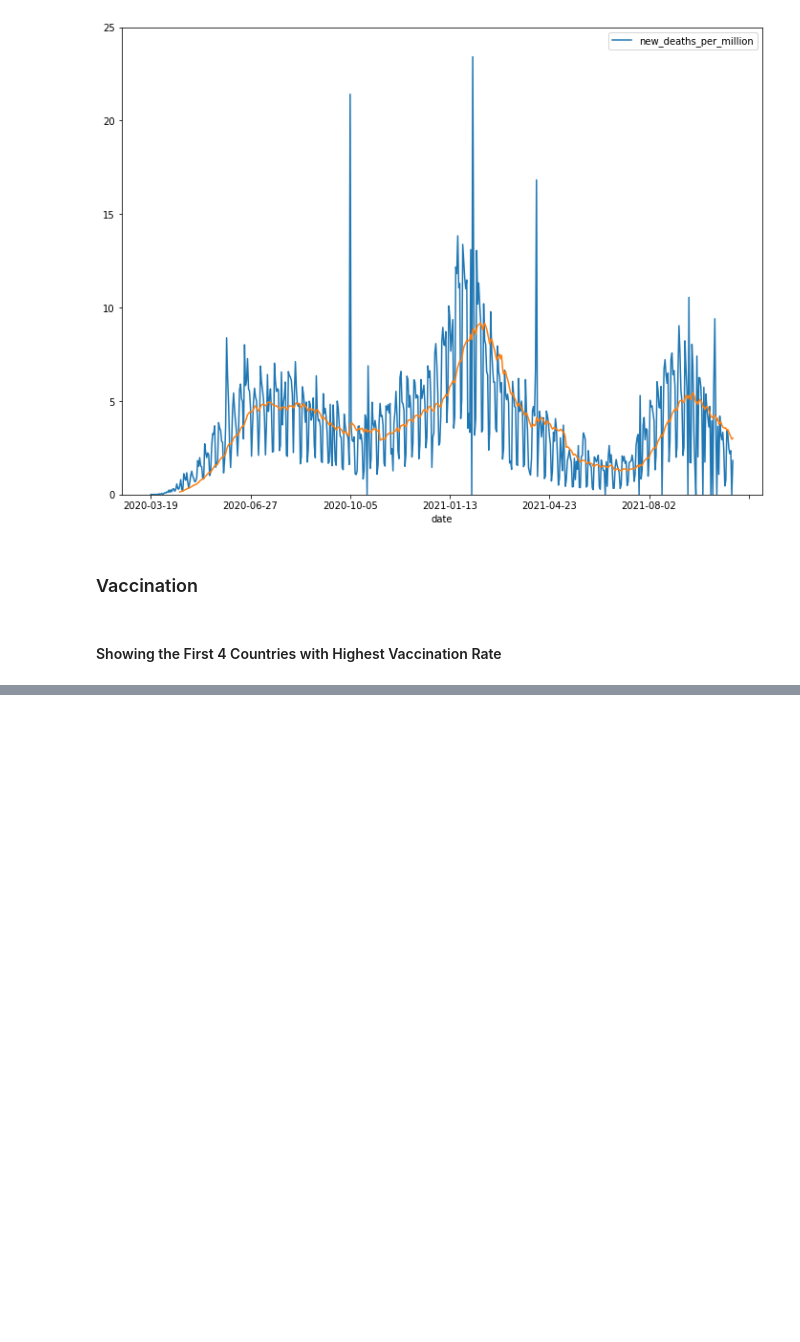
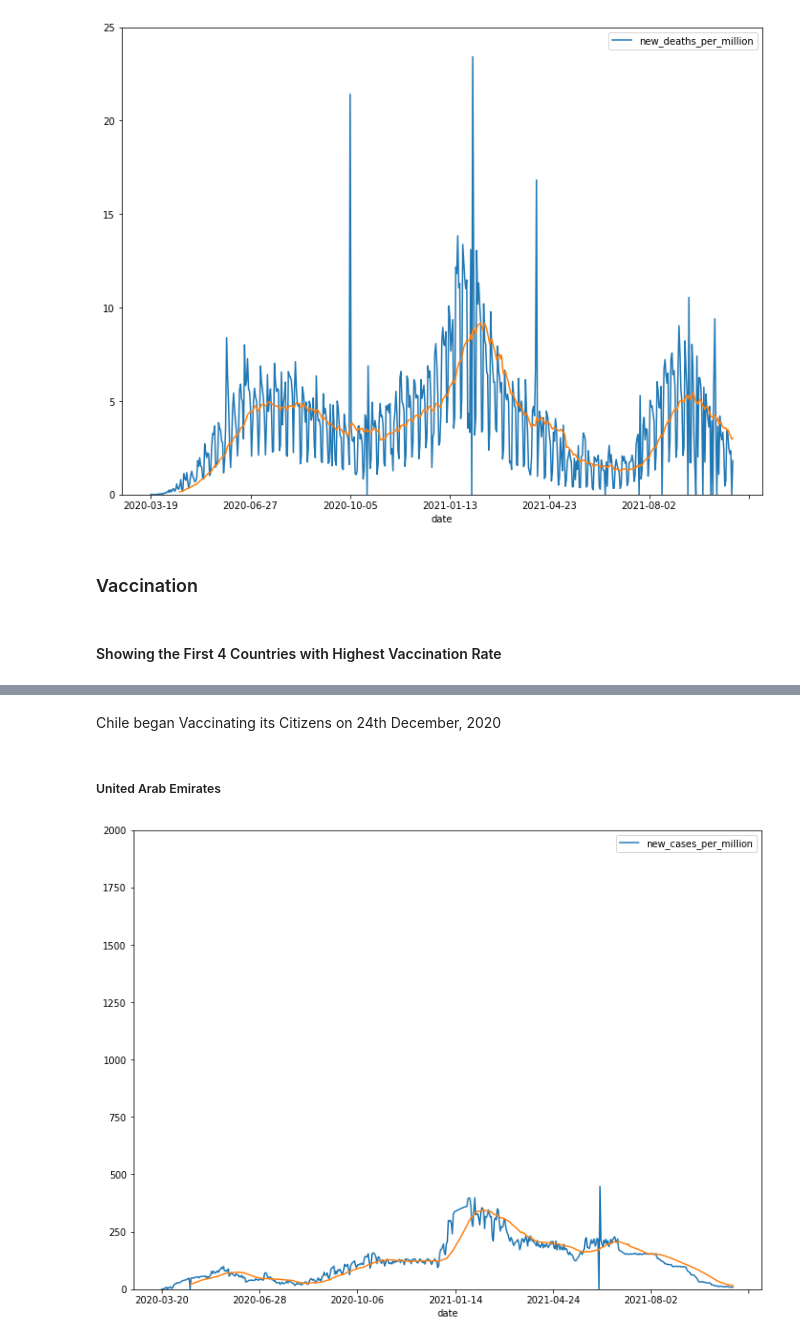
Before and after one commit to ProsperChuks/COVID-19-Data-Analysis, a Jupyter notebook: covid_.ipynb, the cells around one changed output, grey strips where cells are left out. Drawn from its saved outputs; the diff is of its cells as text; code cells hidden in the pictures; blank space fills up the shorter version.

```diff
--- a/covid_.ipynb
+++ b/covid_.ipynb
@@ -135,0 +155,8 @@ people_vaccinated(locale, 'people_vaccinated')
+# %% [markdown]
+Chile began Vaccinating its Citizens on 24th December, 2020
+# %% [markdown]
+##### United Arab Emirates
+# %%
+country_plot('new_cases_per_million', 'United Arab Emirates', True, 2000)
+# %% [output]
+[figure, added]
```
Also changed, not shown: parts of 21 cells of this notebook.
